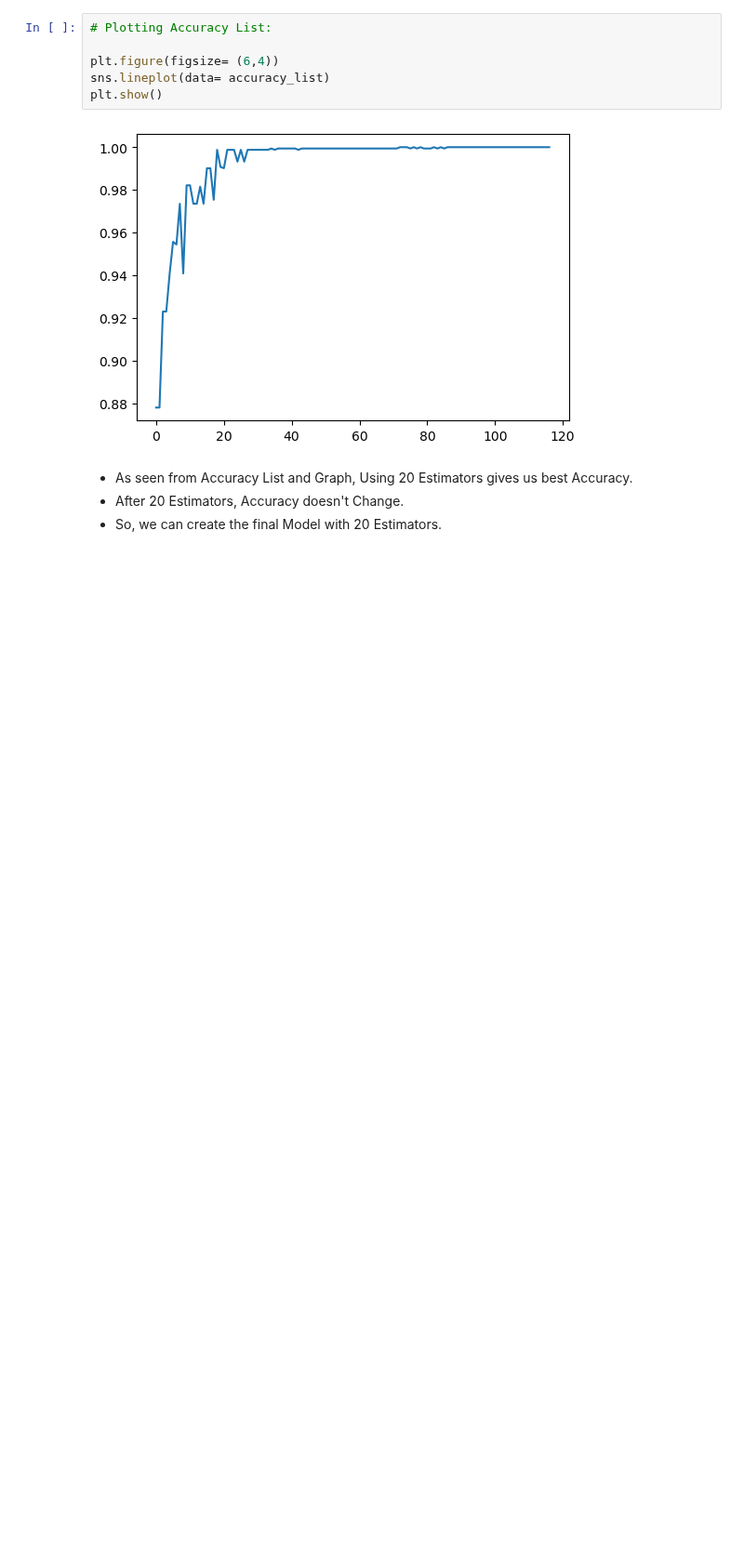
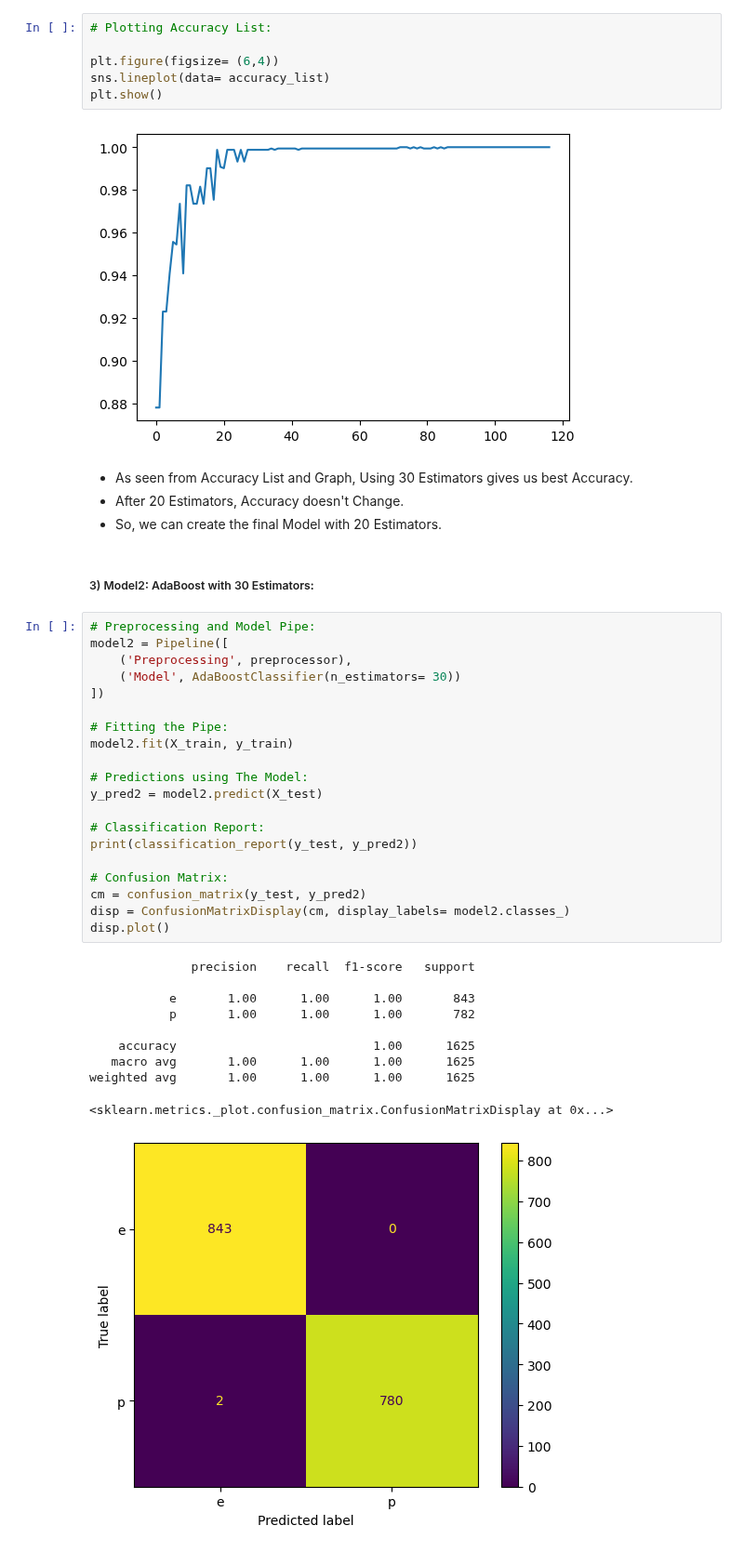
Before and after one commit to Shailya777/Learning-Logs, a Jupyter notebook: Machine_Learning/08_Bagging_and_Boosting/05_Practice_Project2(Mushrooms Data).ipynb, the cells around one changed output. Shown at 93% size. Drawn from its saved outputs; the diff is of its cells as text; blank space fills up the shorter version.

Commit message:
AdaBoost with 30 estimators and feature importance

```diff
--- a/Machine_Learning/08_Bagging_and_Boosting/05_Practice_Project2(Mushrooms Data).ipynb
+++ b/Machine_Learning/08_Bagging_and_Boosting/05_Practice_Project2(Mushrooms Data).ipynb
@@ -336,6 +336,39 @@ plt.show()
 # %% [output]
 [figure]
 # %% [markdown]
-- As seen from Accuracy List and Graph, Using 20 Estimators gives us best Accuracy.
+- As seen from Accuracy List and Graph, Using 30 Estimators gives us best Accuracy.
 - After 20 Estimators, Accuracy doesn't Change.
 - So, we can create the final Model with 20 Estimators.
+# %% [markdown]
+##### 3) Model2: AdaBoost with 30 Estimators:
+# %%
+# Preprocessing and Model Pipe:
+model2 = Pipeline([
+    ('Preprocessing', preprocessor),
+    ('Model', AdaBoostClassifier(n_estimators= 30))
+])
+
+# Fitting the Pipe:
+model2.fit(X_train, y_train)
+
+# Predictions using The Model:
+y_pred2 = model2.predict(X_test)
+
+# Classification Report:
+print(classification_report(y_test, y_pred2))
+
+# Confusion Matrix:
+cm = confusion_matrix(y_test, y_pred2)
+disp = ConfusionMatrixDisplay(cm, display_labels= model2.classes_)
+disp.plot()
+# %% [output]
+              precision    recall  f1-score   support
+
+           e       1.00      1.00      1.00       843
+           p       1.00      1.00      1.00       782
+
+    accuracy                           1.00      1625
+   macro avg       1.00      1.00      1.00      1625
+weighted avg       1.00      1.00      1.00      1625
+<sklearn.metrics._plot.confusion_matrix.ConfusionMatrixDisplay at 0x...>
+[figure, added]
```
Also changed, not shown: parts of 4 cells of this notebook.
